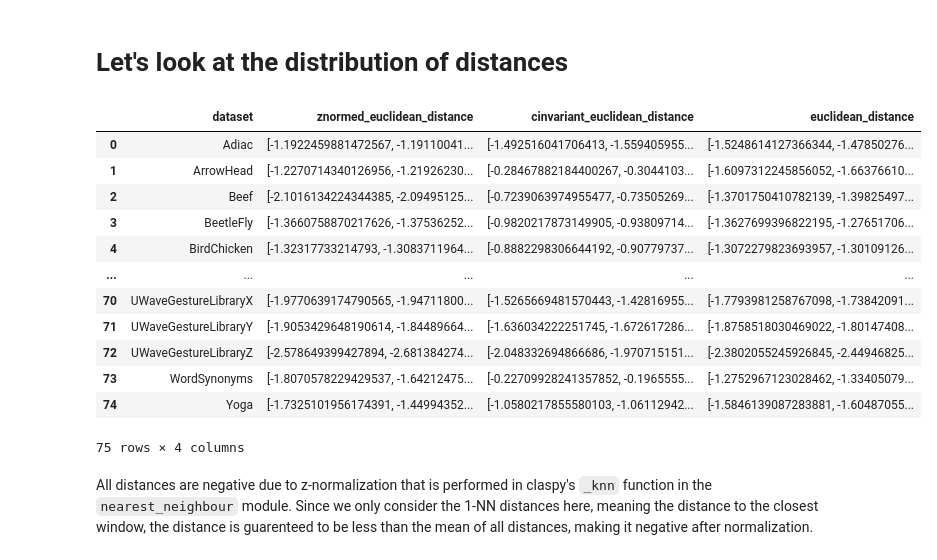
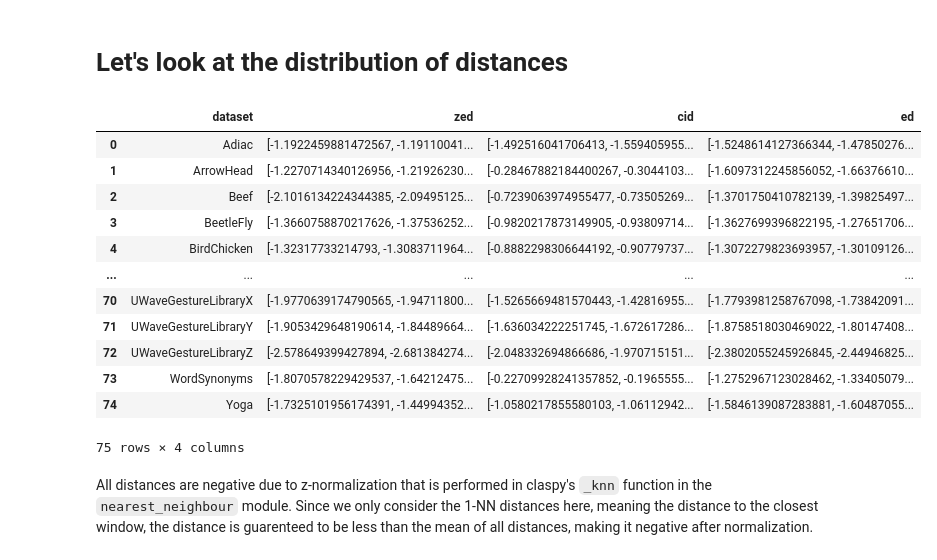
Before and after one commit to JaasperK/oracle, a Jupyter notebook: notebooks/oracle.ipynb, the cells around one changed output. Saved outputs shown, nothing was run; the diff lists cells and outputs as text; code cells hidden in the pictures.

```diff
--- a/notebooks/oracle.ipynb
+++ b/notebooks/oracle.ipynb
@@ -97,9 +129,6 @@ ds_names["Adiac"], oracle["Adiac"]
 # %%
-def oracle_score(dataset, verbose=False):
-    if verbose:
-        return df.loc[ds_names[dataset], oracle[dataset]], oracle[dataset]
-    else:
-        return df.loc[ds_names[dataset], oracle[dataset]]
+def oracle_score(dataset):
+    return df.loc[ds_names[dataset], oracle[dataset]].to_list()
 
-oracle_score("Adiac"), oracle_score("Adiac", verbose=True)
+oracle_score("Yoga")
 # %% [output]
@@ -130,7 +136,7 @@ compare_to_oracle(75 * ["euclidean_distance"], "euclidean_distance")
 # %%
 optimum = np.empty(len(tssb_dataset_names))
 for i, ds in enumerate(tssb_dataset_names):
-    optimum[i] = oracle_score(ds)
+    optimum[i] = oracle_score(ds)[0]
 
 optimum.mean()
 # %% [output]
@@ -307,11 +313,11 @@ def evaluate_picks(picks):
     scores = []
     for idx, d in enumerate(picks):
         if d == "zed":
-            scores.append(dataset_scores.loc[idx].znormed_euclidean_distance)
+            scores.append(dataset_scores.loc[idx].zed)
         elif d == "cid":
-            scores.append(dataset_scores.loc[idx].cinvariant_euclidean_distance)
+            scores.append(dataset_scores.loc[idx].cid)
         elif d == "ed":
-            scores.append(dataset_scores.loc[idx].euclidean_distance)
+            scores.append(dataset_scores.loc[idx].ed)
         else:
             raise RuntimeError(f"Not a valid distance measure at idx {idx}.\n")
     return np.mean(scores)
@@ -349,6 +355,6 @@ for dataset in tssb_dataset_names:
     mu_spreads.append(mu_spread)
     o_spreads.append(o_spread)
 
-spread = pd.DataFrame({"dataset" : tssb_dataset_names, "std_of_means" : mu_spreads, "std_of_stds" : o_spreads, "dist_measure" : t_oracle})
+spread = pd.DataFrame({"dataset" : tssb_dataset_names, "std_of_means" : mu_spreads, "std_of_stds" : o_spreads, "dist_measures" : t_oracle})
 spread
 # %% [output]
@@ -477,27 +505,27 @@ memory = Memory(cache_dir, verbose=0)
 # %%
 @memory.cache
 def distances_dataframe():
     dists_dm = []
     for dm in dist_measures:
         dists = []
         for dataset in tssb_dataset_names:
             ksn = KSubsequenceNeighbours(k_neighbours=1, window_size=window_size(dataset), distance=dm)
             ksn.fit(time_series(dataset))
 
             dists.append(ksn.distances.ravel())
         dists_dm.append(dists)
 
     names = pd.Series(tssb_dataset_names)
     dists_zed = pd.Series(dists_dm[0])
     dists_cid = pd.Series(dists_dm[1])
     dists_ed = pd.Series(dists_dm[2])
 
-    return pd.DataFrame({"dataset" : names, dist_measures[0] : dists_zed, dist_measures[1] : dists_cid, dist_measures[2] : dists_ed})
+    return pd.DataFrame({"dataset" : names, "zed" : dists_zed, "cid" : dists_cid, "ed" : dists_ed})
 
 one_nn_distances = distances_dataframe()
 one_nn_distances
 # %% [output]
-|  | dataset | znormed_euclidean_distance | cinvariant_euclidean_distance | euclidean_distance |
+|  | dataset | zed | cid | ed |
 | 0 | Adiac | [-1.1922459881472567, -1.19110041... | [-1.492516041706413, -1.559405955... | [-1.5248614127366344, -1.47850276... |
 | 1 | ArrowHead | [-1.2270714340126956, -1.21926230... | [-0.28467882184400267, -0.3044103... | [-1.6097312245856052, -1.66376610... |
 | 2 | Beef | [-2.1016134224344385, -2.09495125... | [-0.7239063974955477, -0.73505269... | [-1.3701750410782139, -1.39825497... |
```
Also changed, not shown: parts of 29 cells of this notebook, 1 other file.
